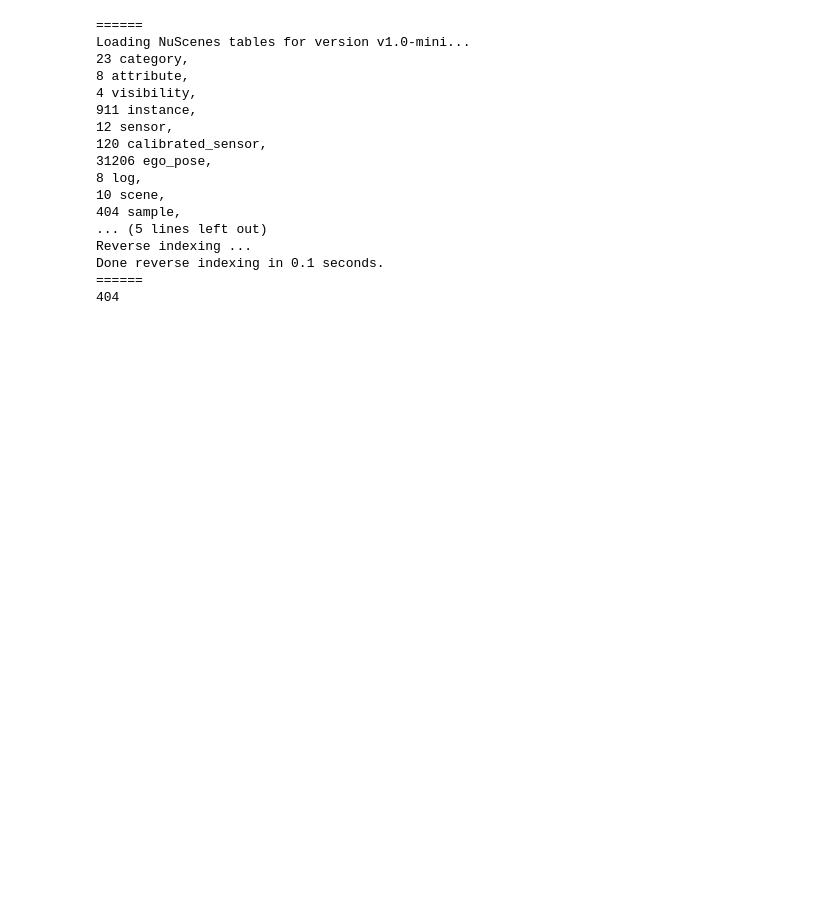
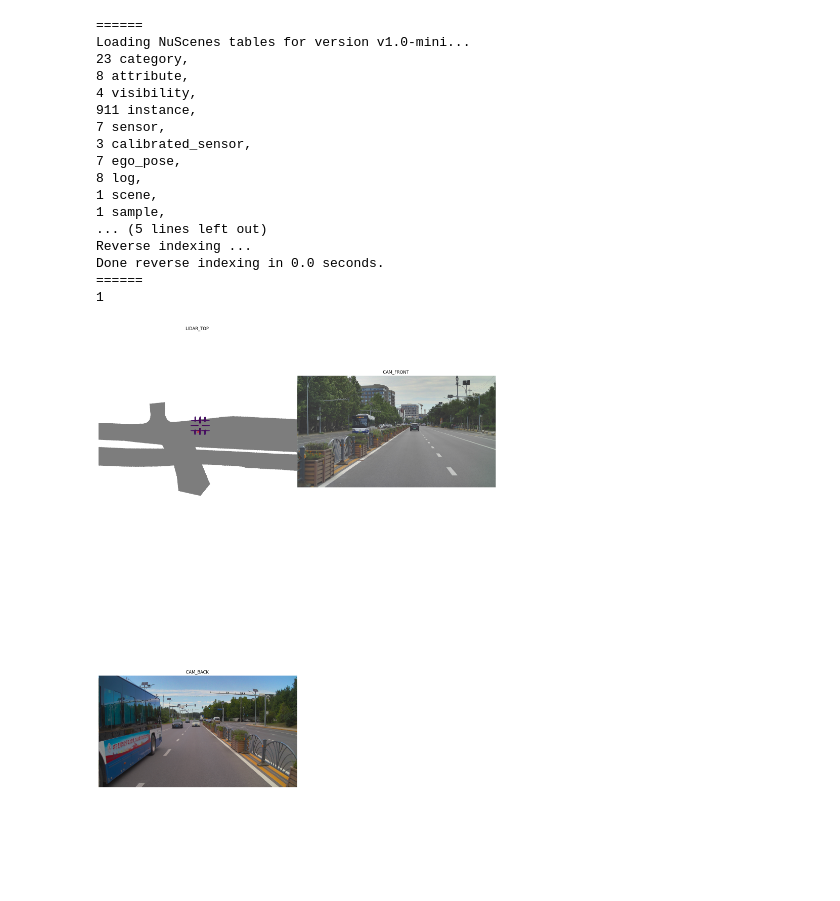
Before and after one commit to ghy200692162/BEVFormer, a Jupyter notebook: docs/nuscences.ipynb, the cells around one changed output. Cells and saved outputs as stored; diff of their text form; code cells hidden in the pictures; blank space fills up the shorter version.

```diff
--- a/docs/nuscences.ipynb
+++ b/docs/nuscences.ipynb
@@ -2,16 +2,16 @@
 from nuscenes.can_bus.can_bus_api import NuScenesCanBus
 from nuscenes.nuscenes import NuScenes
 
-nusc = NuScenes(version='v1.0-mini', dataroot='../data/nuscenes', verbose=True)
+nusc = NuScenes(version='v1.0-mini', dataroot='../data/dvscenes/', verbose=True)
 print(len(nusc.sample))
-for sample in nusc.sample:
-    lidar_token = sample['data']['LIDAR_TOP']
-    sd_rec = nusc.get('sample_data', sample['data']['LIDAR_TOP'])
-    cs_record = nusc.get('calibrated_sensor',
-                             sd_rec['calibrated_sensor_token'])
-    pose_record = nusc.get('ego_pose', sd_rec['ego_pose_token'])
-    lidar_path, boxes, _ = nusc.get_sample_data(lidar_token)
-    break
+# for sample in nusc.sample:
+#     lidar_token = sample['data']['LIDAR_TOP']
+#     sd_rec = nusc.get('sample_data', sample['data']['LIDAR_TOP'])
+#     cs_record = nusc.get('calibrated_sensor',
+#                              sd_rec['calibrated_sensor_token'])
+#     pose_record = nusc.get('ego_pose', sd_rec['ego_pose_token'])
+#     lidar_path, boxes, _ = nusc.get_sample_data(lidar_token)
+#     break
 # %% [output]
 ======
 Loading NuScenes tables for version v1.0-mini...
@@ -19,16 +19,16 @@ Loading NuScenes tables for version v1.0-mini...
 8 attribute,
 4 visibility,
 911 instance,
-12 sensor,
-120 calibrated_sensor,
-31206 ego_pose,
+7 sensor,
+3 calibrated_sensor,
+7 ego_pose,
 8 log,
-10 scene,
-404 sample,
+1 scene,
+1 sample,
 ... (5 lines left out)
 Reverse indexing ...
-Done reverse indexing in 0.1 seconds.
+Done reverse indexing in 0.0 seconds.
 ======
-404
+1
 # %%
 nusc.list_scenes()
@@ -58,0 +35,17 @@ nusc.render_egoposes_on_map(log_location='singapore-onenorth')
+# %%
+
+my_scene = nusc.scene[0]
+
+first_sample_token = my_scene['first_sample_token']
+nusc.render_sample(first_sample_token)
+
+# sensor = 'CAM_FRONT'
+# my_sample = nusc.get('sample', first_sample_token)
+# cam_front_data = nusc.get('sample_data', my_sample['data'][sensor])
+# nusc.render_sample_data(cam_front_data['token'])
+# my_annotation_token = my_sample['anns'][0]
+# my_annotation_metadata =  nusc.get('sample_annotation', my_annotation_token)
+# my_annotation_metadata
+# nusc.render_annotation(my_annotation_token)
+# %% [output]
+[figure, added]
```
Also changed, not shown: parts of 6 cells of this notebook, 3 other files.
